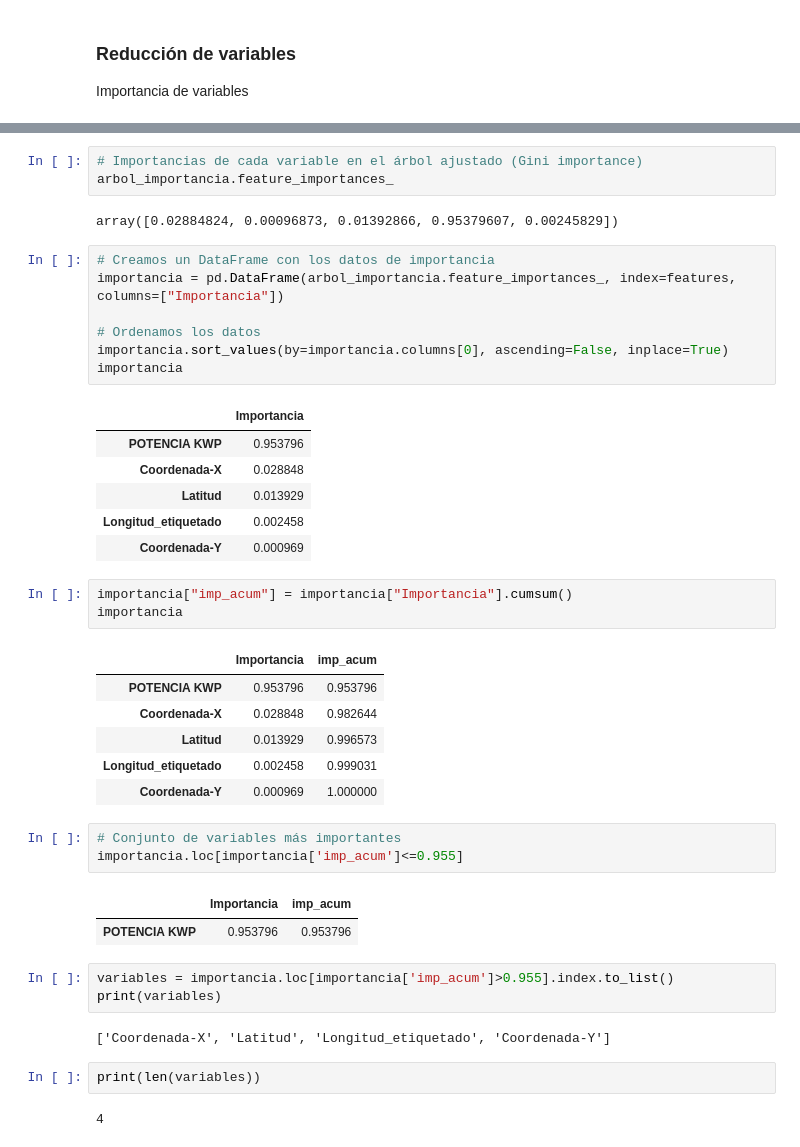
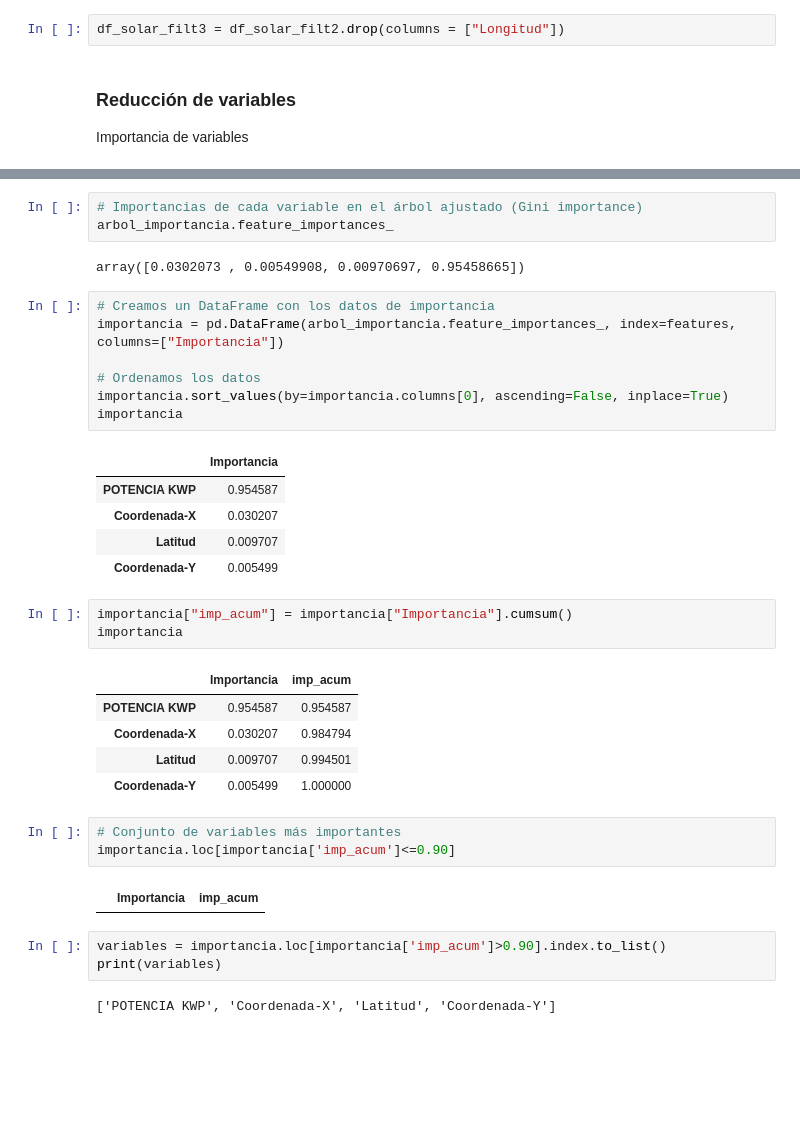
Before and after one commit to luciacantos/ajedrez, a Jupyter notebook: placas_solares.ipynb, the cells around one changed output, grey strips where cells are left out. Drawn from its saved outputs; the diff is of its cells as text; blank space fills up the shorter version.

```diff
--- a/placas_solares.ipynb
+++ b/placas_solares.ipynb
@@ -294,6 +294,8 @@ df_solar_filt2.groupby(["Longitud", "Longitud_etiquetado"]).count()
 | -3.778110067286680 | 124 | 51 | 51 | 51 | 51 | 51 |
 | -37107292315735900 | 125 | 28 | 28 | 28 | 28 | 28 |
 126 rows × 5 columns
+# %%
+df_solar_filt3 = df_solar_filt2.drop(columns = ["Longitud"])
 # %% [markdown]
 ### Reducción de variables
 Importancia de variables
@@ -358,7 +360,7 @@ R^2 coefficient of determination: 0.7733193474291218
 # Importancias de cada variable en el árbol ajustado (Gini importance)
 arbol_importancia.feature_importances_
 # %% [output]
-array([0.02884824, 0.00096873, 0.01392866, 0.95379607, 0.00245829])
+array([0.0302073 , 0.00549908, 0.00970697, 0.95458665])
 # %%
 # Creamos un DataFrame con los datos de importancia
 importancia = pd.DataFrame(arbol_importancia.feature_importances_, index=features, columns=["Importancia"])
@@ -368,33 +370,26 @@ importancia.sort_values(by=importancia.columns[0], ascending=False, inplace=True
 importancia
 # %% [output]
 |  | Importancia |
-| POTENCIA KWP | 0.953796 |
-| Coordenada-X | 0.028848 |
-| Latitud | 0.013929 |
-| Longitud_etiquetado | 0.002458 |
-| Coordenada-Y | 0.000969 |
+| POTENCIA KWP | 0.954587 |
+| Coordenada-X | 0.030207 |
+| Latitud | 0.009707 |
+| Coordenada-Y | 0.005499 |
 # %%
 importancia["imp_acum"] = importancia["Importancia"].cumsum()
 importancia
 # %% [output]
 |  | Importancia | imp_acum |
-| POTENCIA KWP | 0.953796 | 0.953796 |
-| Coordenada-X | 0.028848 | 0.982644 |
-| Latitud | 0.013929 | 0.996573 |
-| Longitud_etiquetado | 0.002458 | 0.999031 |
-| Coordenada-Y | 0.000969 | 1.000000 |
+| POTENCIA KWP | 0.954587 | 0.954587 |
+| Coordenada-X | 0.030207 | 0.984794 |
+| Latitud | 0.009707 | 0.994501 |
+| Coordenada-Y | 0.005499 | 1.000000 |
 # %%
 # Conjunto de variables más importantes
-importancia.loc[importancia['imp_acum']<=0.955]
+importancia.loc[importancia['imp_acum']<=0.90]
 # %% [output]
 |  | Importancia | imp_acum |
-| POTENCIA KWP | 0.953796 | 0.953796 |
 # %%
-variables = importancia.loc[importancia['imp_acum']>0.955].index.to_list()
+variables = importancia.loc[importancia['imp_acum']>0.90].index.to_list()
 print(variables)
 # %% [output]
-['Coordenada-X', 'Latitud', 'Longitud_etiquetado', 'Coordenada-Y']
+['POTENCIA KWP', 'Coordenada-X', 'Latitud', 'Coordenada-Y']
-# %%
-print(len(variables))
-# %% [output]
-4
```
Also changed, not shown: parts of 20 cells of this notebook, 1 other file.
